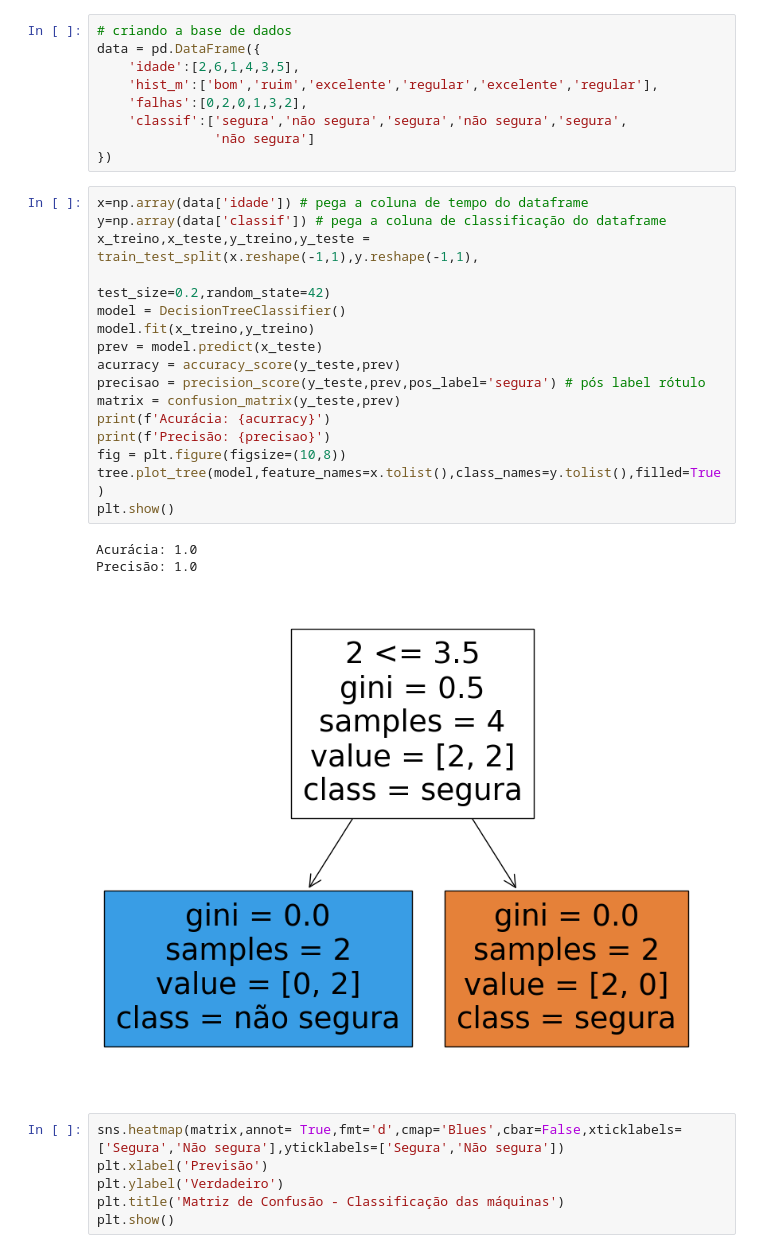
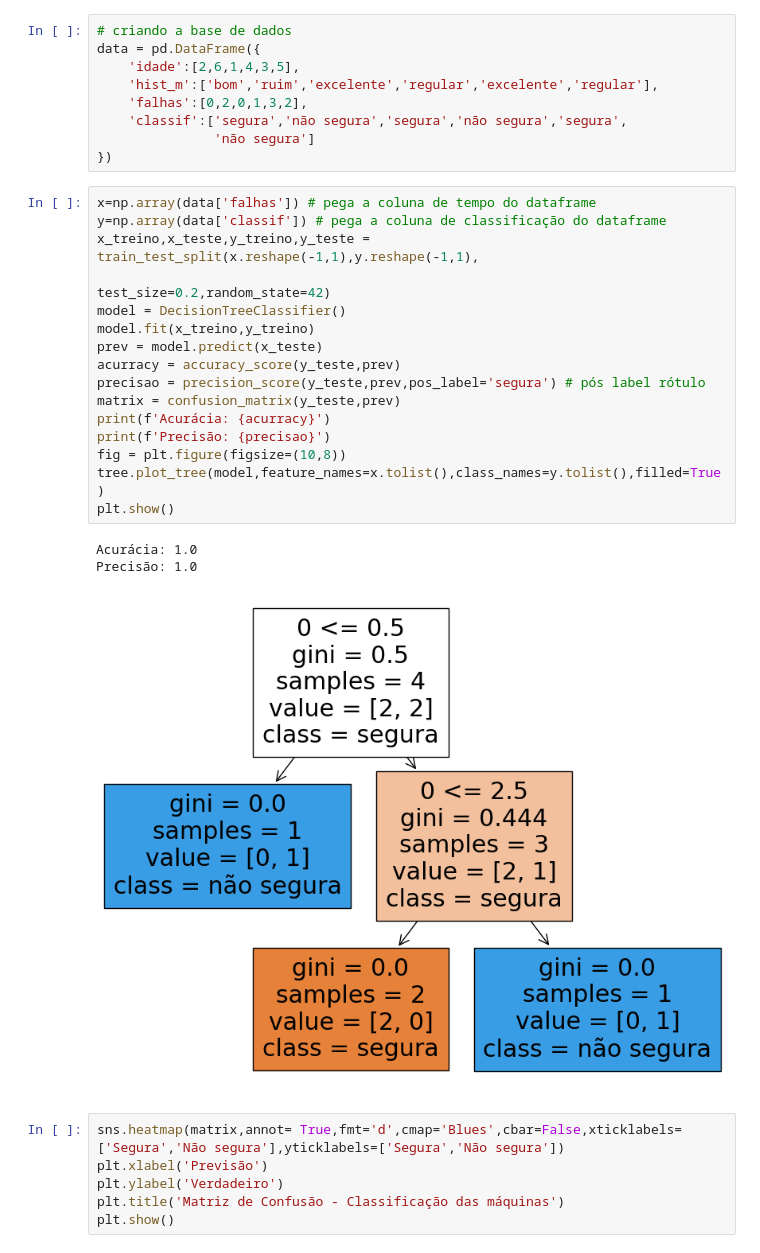
Before and after one commit to danielvieira95/Intelig-ncia-Artificial-e-Big-Data--2-2024, a Jupyter notebook: TurmaA/Aula07/ex2.ipynb, the cells around one changed output. Drawn from its saved outputs; the diff is of its cells as text.

```diff
--- a/TurmaA/Aula07/ex2.ipynb
+++ b/TurmaA/Aula07/ex2.ipynb
@@ -19,25 +20,25 @@ data = pd.DataFrame({
                'não segura']
 })
 # %%
-x=np.array(data['idade']) # pega a coluna de tempo do dataframe
+x=np.array(data['falhas']) # pega a coluna de tempo do dataframe
 y=np.array(data['classif']) # pega a coluna de classificação do dataframe
 x_treino,x_teste,y_treino,y_teste = train_test_split(x.reshape(-1,1),y.reshape(-1,1),
                                                      test_size=0.2,random_state=42)
 model = DecisionTreeClassifier()
 model.fit(x_treino,y_treino)
 prev = model.predict(x_teste)
 acurracy = accuracy_score(y_teste,prev)
 precisao = precision_score(y_teste,prev,pos_label='segura') # pós label rótulo
 matrix = confusion_matrix(y_teste,prev)
 print(f'Acurácia: {acurracy}')
 print(f'Precisão: {precisao}')
 fig = plt.figure(figsize=(10,8))
 tree.plot_tree(model,feature_names=x.tolist(),class_names=y.tolist(),filled=True)
 plt.show()
 # %% [output]
 Acurácia: 1.0
 Precisão: 1.0
-[figure, old version]
+[figure, new version]
 # %%
 sns.heatmap(matrix,annot= True,fmt='d',cmap='Blues',cbar=False,xticklabels=['Segura','Não segura'],yticklabels=['Segura','Não segura'])
 plt.xlabel('Previsão')
```
Also changed, not shown: parts of 2 cells of this notebook.
